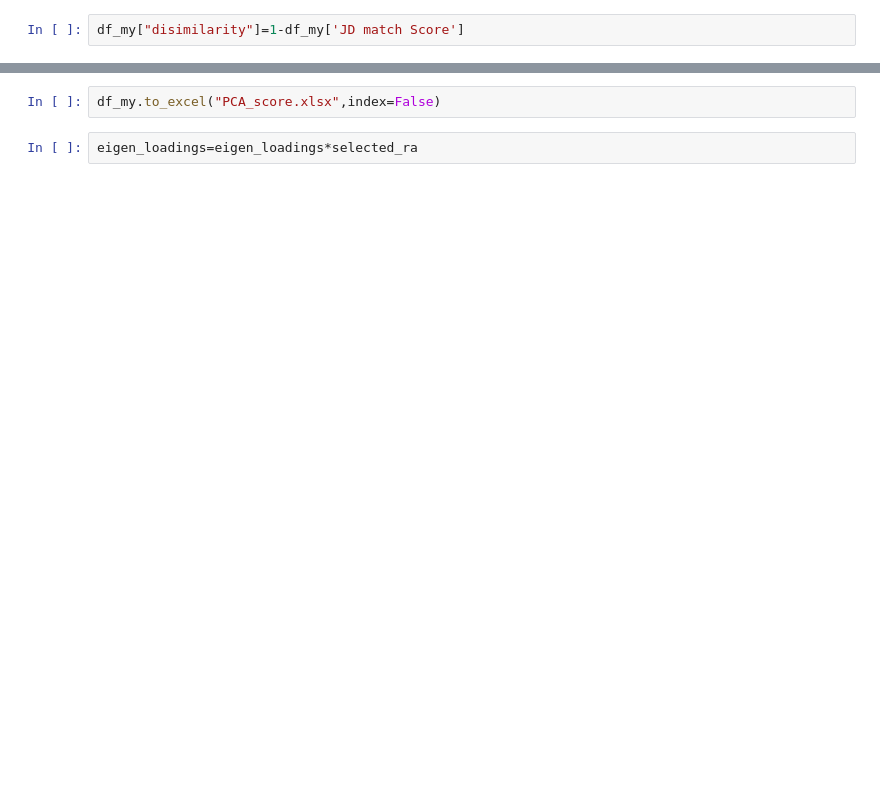
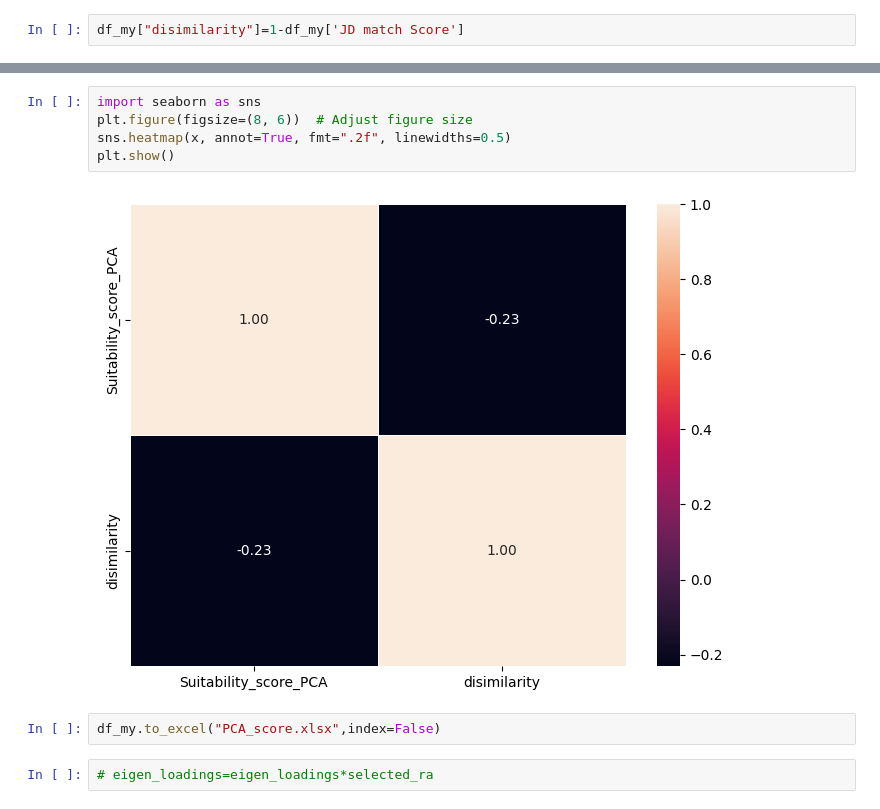
Before and after one commit to DanukaDilshann/AI-Driven-Job-Role-Fit-Prediction, a Jupyter notebook: code/pca.ipynb, the cells around one changed output, grey strips where cells are left out. Saved outputs shown, nothing was run; the diff lists cells and outputs as text; blank space fills up the shorter version.

```diff
--- a/code/pca.ipynb
+++ b/code/pca.ipynb
@@ -354,7 +332,14 @@ df_my[['Suitability_score', 'disimilarity']].corr()
+# %%
+import seaborn as sns
+plt.figure(figsize=(8, 6))  # Adjust figure size
+sns.heatmap(x, annot=True, fmt=".2f", linewidths=0.5)
+plt.show()
+# %% [output]
+[figure, added]
 # %%
 df_my.to_excel("PCA_score.xlsx",index=False)
 # %%
-eigen_loadings=eigen_loadings*selected_ra
+# eigen_loadings=eigen_loadings*selected_ra
 # %%
 feature_importance = np.abs(eigen_loadings)  # Take absolute value for importance
 overall_importance = feature_importance.sum(axis=1)  # Sum across rows (principal components)
```
Also changed, not shown: parts of 33 cells of this notebook, 22 other files.
